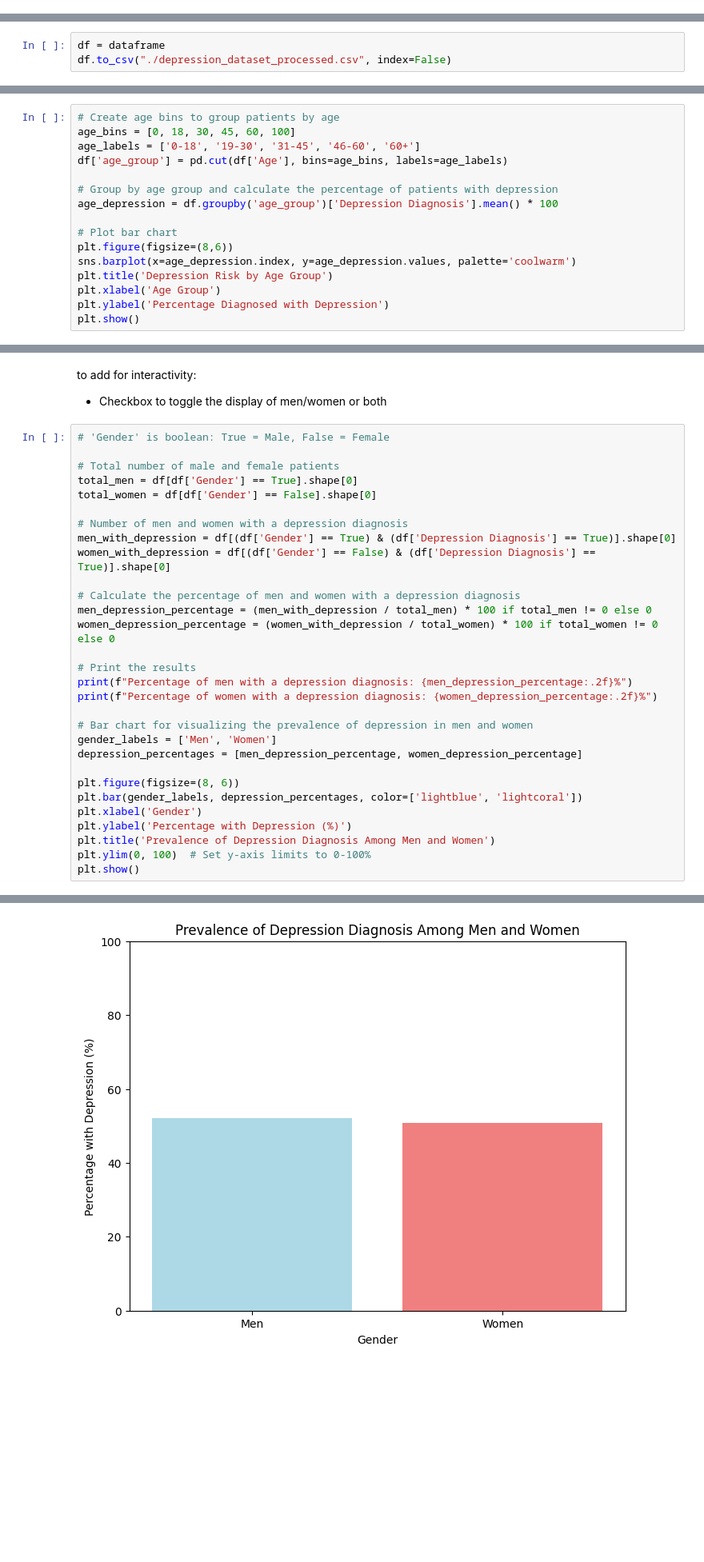
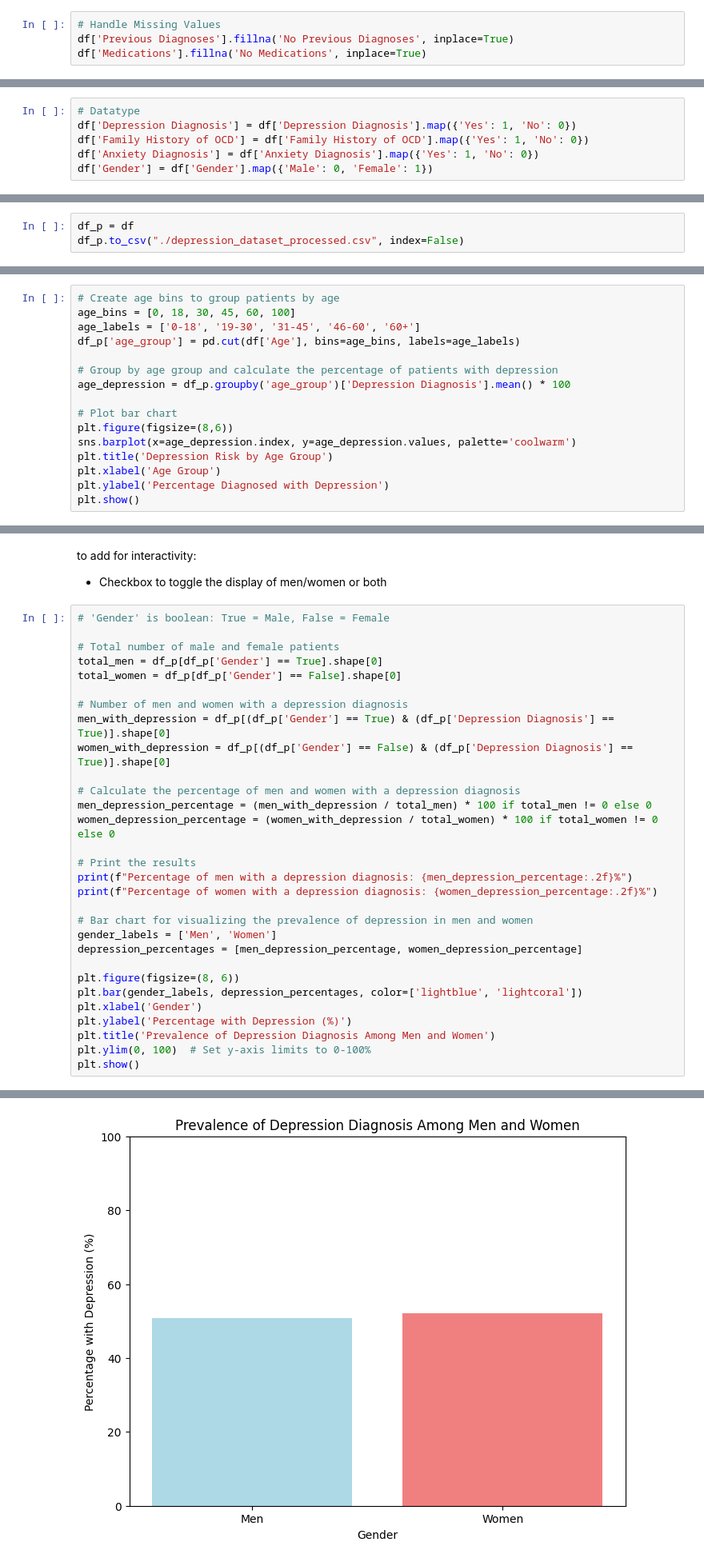
Before and after one commit to aalexakos/Depression-Detection, a Jupyter notebook: JupyterNotebookDepressionDataset.ipynb, the cells around one changed output, grey strips where cells are left out. Shown at 80% size. Saved outputs shown, nothing was run; the diff lists cells and outputs as text; blank space fills up the shorter version.

```diff
--- a/JupyterNotebookDepressionDataset.ipynb
+++ b/JupyterNotebookDepressionDataset.ipynb
@@ -129,0 +136,4 @@ b) Rename columns (if wanted)
+# %%
+# Handle Missing Values
+df['Previous Diagnoses'].fillna('No Previous Diagnoses', inplace=True)
+df['Medications'].fillna('No Medications', inplace=True)
@@ -129,0 +142,6 @@ b) Rename columns (if wanted)
+# %%
+# Datatype
+df['Depression Diagnosis'] = df['Depression Diagnosis'].map({'Yes': 1, 'No': 0})
+df['Family History of OCD'] = df['Family History of OCD'].map({'Yes': 1, 'No': 0})
+df['Anxiety Diagnosis'] = df['Anxiety Diagnosis'].map({'Yes': 1, 'No': 0})
+df['Gender'] = df['Gender'].map({'Male': 0, 'Female': 1})
@@ -130,8 +244,8 @@ b) Rename columns (if wanted)
 # %% [markdown]
 c) Create a file with processed data
 # %%
-df = dataframe
-df.to_csv("./depression_dataset_processed.csv", index=False)
+df_p = df
+df_p.to_csv("./depression_dataset_processed.csv", index=False)
 # %% [markdown]
 ---
 # %% [markdown]
@@ -193,10 +307,10 @@ to make it interactive:
 # Create age bins to group patients by age
 age_bins = [0, 18, 30, 45, 60, 100]
 age_labels = ['0-18', '19-30', '31-45', '46-60', '60+']
-df['age_group'] = pd.cut(df['Age'], bins=age_bins, labels=age_labels)
+df_p['age_group'] = pd.cut(df['Age'], bins=age_bins, labels=age_labels)
 
 # Group by age group and calculate the percentage of patients with depression
-age_depression = df.groupby('age_group')['Depression Diagnosis'].mean() * 100
+age_depression = df_p.groupby('age_group')['Depression Diagnosis'].mean() * 100
 
 # Plot bar chart
 plt.figure(figsize=(8,6))
@@ -219,12 +333,12 @@ to add for interactivity:
 # 'Gender' is boolean: True = Male, False = Female
 
 # Total number of male and female patients
-total_men = df[df['Gender'] == True].shape[0]
-total_women = df[df['Gender'] == False].shape[0]
+total_men = df_p[df_p['Gender'] == True].shape[0]
+total_women = df_p[df_p['Gender'] == False].shape[0]
 
 # Number of men and women with a depression diagnosis
-men_with_depression = df[(df['Gender'] == True) & (df['Depression Diagnosis'] == True)].shape[0]
-women_with_depression = df[(df['Gender'] == False) & (df['Depression Diagnosis'] == True)].shape[0]
+men_with_depression = df_p[(df_p['Gender'] == True) & (df_p['Depression Diagnosis'] == True)].shape[0]
+women_with_depression = df_p[(df_p['Gender'] == False) & (df_p['Depression Diagnosis'] == True)].shape[0]
 
 # Calculate the percentage of men and women with a depression diagnosis
 men_depression_percentage = (men_with_depression / total_men) * 100 if total_men != 0 else 0
@@ -251 +365 @@ Percentage of women with a depression diagnosis: 50.87%
-[figure, old version]
+[figure, new version]
```
Also changed, not shown: parts of 35 cells of this notebook, 2 other files.
